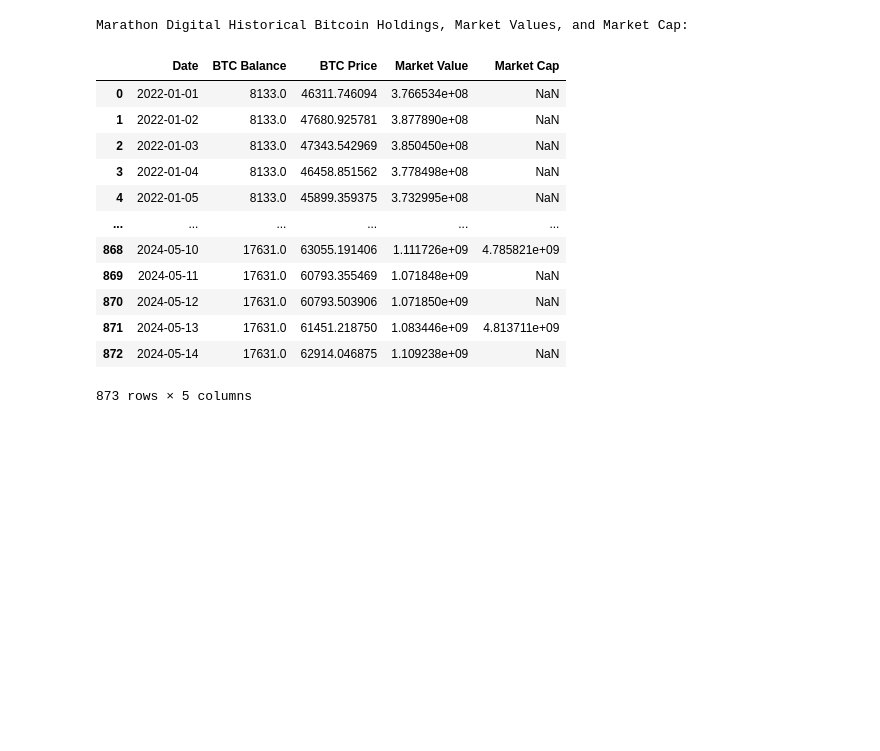
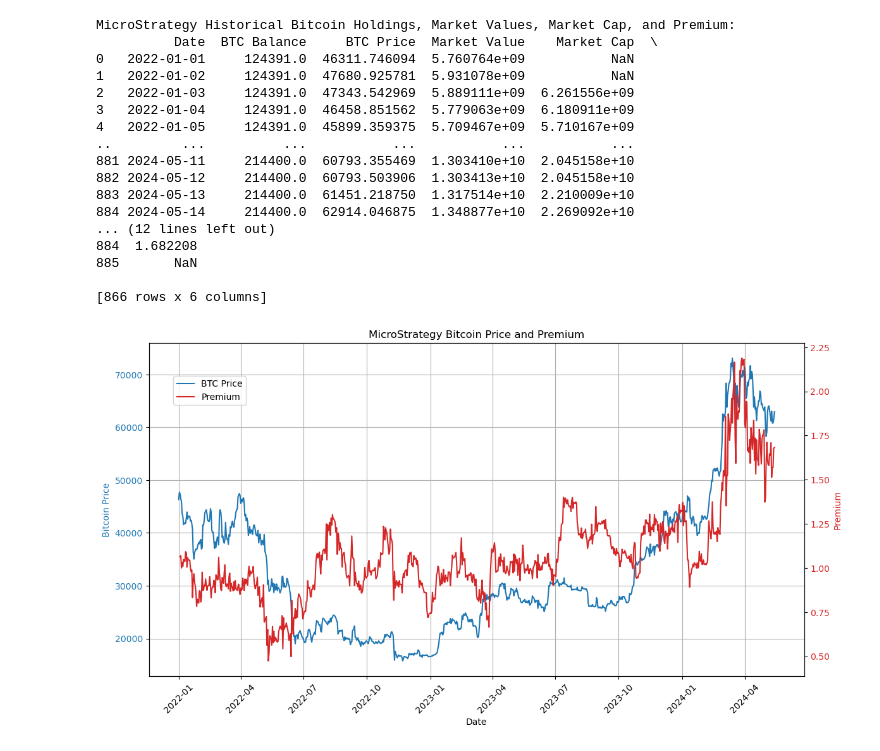
Before and after one commit to Ruceshao/Bitcoin-Holding-Premium, a Jupyter notebook: Bitcoin_premium.ipynb, the cells around one changed output. Cells and saved outputs as stored; diff of their text form; code cells hidden in the pictures; blank space fills up the shorter version.

```diff
--- a/Bitcoin_premium.ipynb
+++ b/Bitcoin_premium.ipynb
@@ -3,6 +3,7 @@ import requests
 from bs4 import BeautifulSoup
 import pandas as pd
 import yfinance as yf
+import matplotlib.pyplot as plt
 
 # Mapping of ticker symbols to entity IDs
 ticker_to_entity_id = {
@@ -115,6 +116,34 @@ def merge_market_cap(holdings_df, stock_df):
     # Forward fill missing market cap values for weekends
     merged_df['Market Cap'] = merged_df['Market Cap'].ffill()
     return merged_df
+
+# Function to calculate premium
+def calculate_premium(final_df):
+    final_df['Premium'] = final_df['Market Cap'] / final_df['Market Value']
+    return final_df
+
+# Function to plot Bitcoin price and premium
+def plot_bitcoin_price_and_premium(df, entity_name):
+    fig, ax1 = plt.subplots(figsize=(12, 6))
+
+    ax1.set_xlabel('Date')
+    ax1.set_ylabel('Bitcoin Price', color='tab:blue')
+    ax1.plot(df['Date'], df['BTC Price'], color='tab:blue', label='BTC Price')
+    ax1.tick_params(axis='y', labelcolor='tab:blue')
+
+    ax2 = ax1.twinx()
+    ax2.set_ylabel('Premium', color='tab:red')
+    ax2.plot(df['Date'], df['Premium'], color='tab:red', label='Premium')
+    ax2.tick_params(axis='y', labelcolor='tab:red')
+
+    fig.tight_layout()
+    plt.title(f'{entity_name} Bitcoin Price and Premium')
+    ax1.xaxis.set_tick_params(rotation=45)
+    ax1.grid(True)
+    ax2.grid(False)
+
+    fig.legend(loc='upper left', bbox_to_anchor=(0.1, 0.9))
+    plt.show()
 # %%
 # Main execution
 # Fetch the historical Bitcoin holdings with daily data points for MicroStrategy and Marathon Digital
@@ -140,22 +169,31 @@ marathon_market_values = calculate_market_value(marathon_holdings, bitcoin_price
 microstrategy_final = merge_market_cap(microstrategy_market_values, microstrategy_stock_data)
 marathon_final = merge_market_cap(marathon_market_values, marathon_stock_data)
 
-
-# Print the results for Marathon Digital
-print("Marathon Digital Historical Bitcoin Holdings, Market Values, and Market Cap:")
-marathon_final
+# Calculate premium
+microstrategy_final = calculate_premium(microstrategy_final)
+marathon_final = calculate_premium(marathon_final)
-# %% [output]
-Marathon Digital Historical Bitcoin Holdings, Market Values, and Market Cap:
-|  | Date | BTC Balance | BTC Price | Market Value | Market Cap |
-| 0 | 2022-01-01 | 8133.0 | 46311.746094 | 3.766534e+08 | NaN |
-| 1 | 2022-01-02 | 8133.0 | 47680.925781 | 3.877890e+08 | NaN |
-| 2 | 2022-01-03 | 8133.0 | 47343.542969 | 3.850450e+08 | NaN |
-| 3 | 2022-01-04 | 8133.0 | 46458.851562 | 3.778498e+08 | NaN |
-| 4 | 2022-01-05 | 8133.0 | 45899.359375 | 3.732995e+08 | NaN |
-| ... | ... | ... | ... | ... | ... |
-| 868 | 2024-05-10 | 17631.0 | 63055.191406 | 1.111726e+09 | 4.785821e+09 |
-| 869 | 2024-05-11 | 17631.0 | 60793.355469 | 1.071848e+09 | NaN |
-| 870 | 2024-05-12 | 17631.0 | 60793.503906 | 1.071850e+09 | NaN |
-| 871 | 2024-05-13 | 17631.0 | 61451.218750 | 1.083446e+09 | 4.813711e+09 |
-| 872 | 2024-05-14 | 17631.0 | 62914.046875 | 1.109238e+09 | NaN |
-873 rows × 5 columns
+# %%
+# Print the results for MicroStrategy
+print("MicroStrategy Historical Bitcoin Holdings, Market Values, Market Cap, and Premium:")
+print(microstrategy_final)
+# Plot Bitcoin price and premium for MicroStrategy
+plot_bitcoin_price_and_premium(microstrategy_final, 'MicroStrategy')
+# %% [output]
+MicroStrategy Historical Bitcoin Holdings, Market Values, Market Cap, and Premium:
+          Date  BTC Balance     BTC Price  Market Value    Market Cap  \
+0   2022-01-01     124391.0  46311.746094  5.760764e+09           NaN
+1   2022-01-02     124391.0  47680.925781  5.931078e+09           NaN
+2   2022-01-03     124391.0  47343.542969  5.889111e+09  6.261556e+09
+3   2022-01-04     124391.0  46458.851562  5.779063e+09  6.180911e+09
+4   2022-01-05     124391.0  45899.359375  5.709467e+09  5.710167e+09
+..         ...          ...           ...           ...           ...
+881 2024-05-11     214400.0  60793.355469  1.303410e+10  2.045158e+10
+882 2024-05-12     214400.0  60793.503906  1.303413e+10  2.045158e+10
+883 2024-05-13     214400.0  61451.218750  1.317514e+10  2.210009e+10
+884 2024-05-14     214400.0  62914.046875  1.348877e+10  2.269092e+10
+... (12 lines left out)
+884  1.682208
+885       NaN
+
+[866 rows x 6 columns]
+[figure, added]
```
Also changed, not shown: parts of 1 cell of this notebook.
